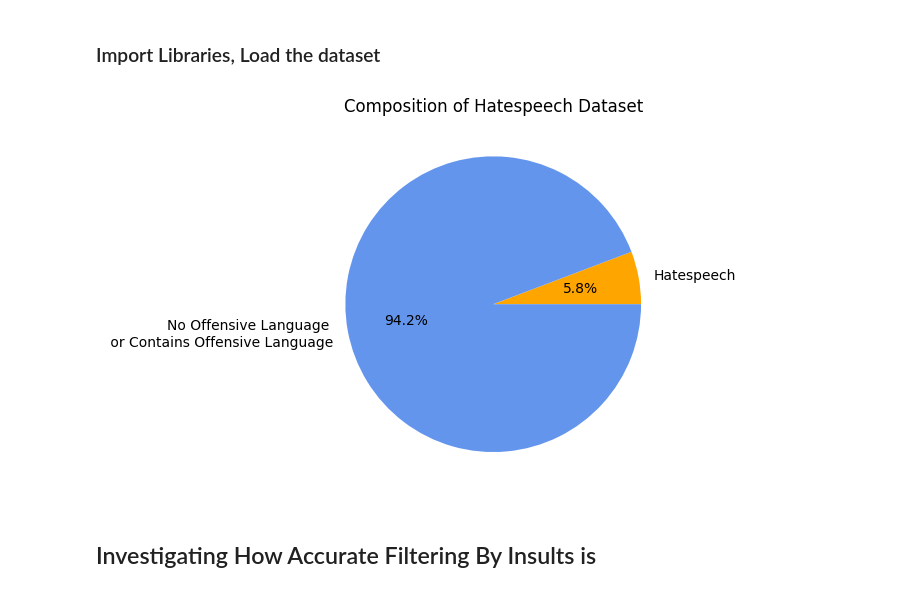
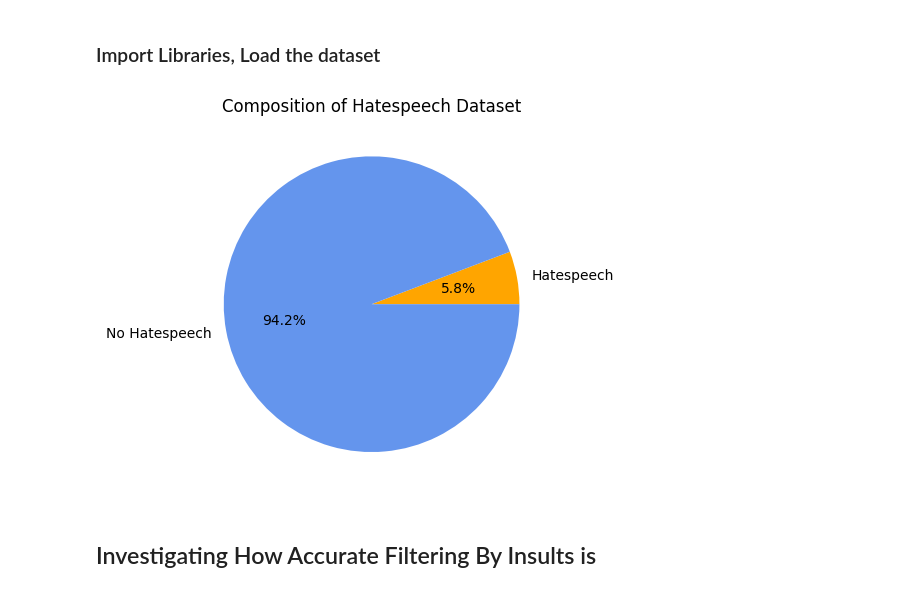
Before and after one commit to hwalters361/CS158_Project, a Jupyter notebook: transformer.ipynb, the cells around one changed output. Saved outputs shown, nothing was run; the diff lists cells and outputs as text; code cells hidden in the pictures.

Commit message:
change phrasing offensive to hatespeech, inoffensive to without hatespeech

```diff
--- a/transformer.ipynb
+++ b/transformer.ipynb
@@ -37,15 +37,15 @@ np.random.seed(42)
 
 df_train, df_test = train_test_split(tweets_df,test_size=0.2)
 # %%
-labels = 'Hatespeech', 'No Offensive Language \n or Contains Offensive Language'
+labels = 'Hatespeech', 'No Hatespeech'
 sizes = [tweets_df['class'].value_counts()[0], tweets_df['class'].value_counts()[1]]
 
 fig, ax = plt.subplots()
 ax.pie(sizes, labels=labels,autopct='%1.1f%%',colors=['orange', 'cornflowerblue'])
 ax.set_title("Composition of Hatespeech Dataset")
 plt.show()
 # %% [output]
-[figure, old version]
+[figure, new version]
 # %% [markdown]
 ## Investigating How Accurate Filtering By Insults is
 # %% [markdown]
```
Also changed, not shown: parts of 4 cells of this notebook.
